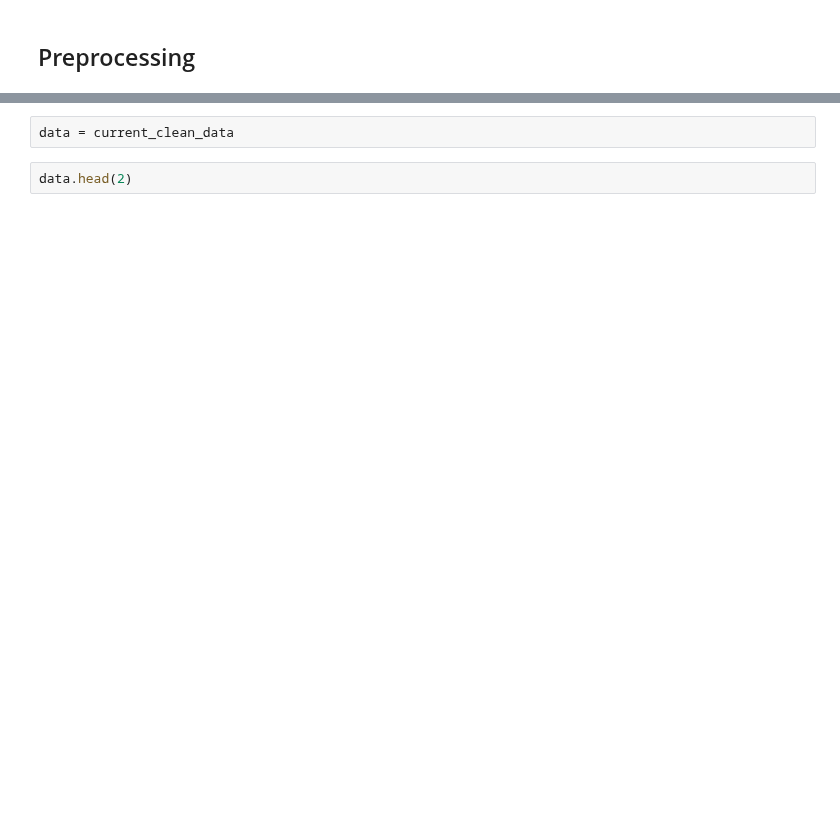
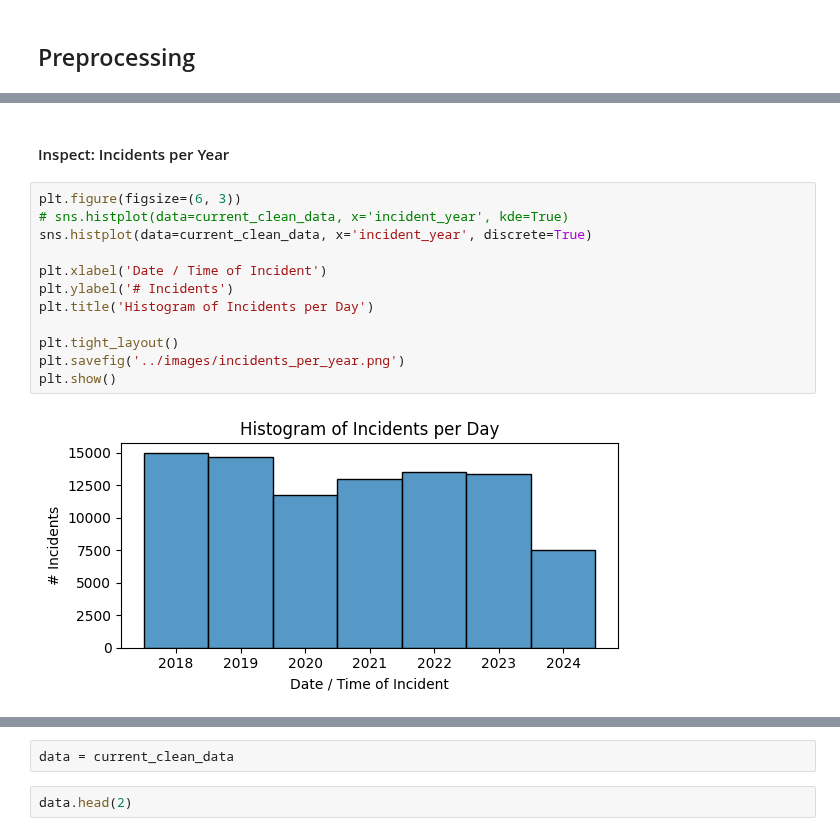
Before and after one commit to fazeelgm/UCB_ML_AI_Capstone, a Jupyter notebook: notebooks/ExploratoryDataAnalysis.ipynb, the cells around one changed output, grey strips where cells are left out. Cells and saved outputs as stored; diff of their text form; blank space fills up the shorter version.

```diff
--- a/notebooks/ExploratoryDataAnalysis.ipynb
+++ b/notebooks/ExploratoryDataAnalysis.ipynb
@@ -197,0 +347,16 @@ Index(['incident_datetime', 'incident_date', 'incident_time', 'incident_year',
+# %% [markdown]
+#### Inspect: Incidents per Year
+# %%
+plt.figure(figsize=(6, 3))
+# sns.histplot(data=current_clean_data, x='incident_year', kde=True)
+sns.histplot(data=current_clean_data, x='incident_year', discrete=True)
+
+plt.xlabel('Date / Time of Incident')
+plt.ylabel('# Incidents')
+plt.title('Histogram of Incidents per Day')
+
+plt.tight_layout()
+plt.savefig('../images/incidents_per_year.png')
+plt.show()
+# %% [output]
+[figure, added]
```
Also changed, not shown: parts of 35 cells of this notebook, 1 other file.
